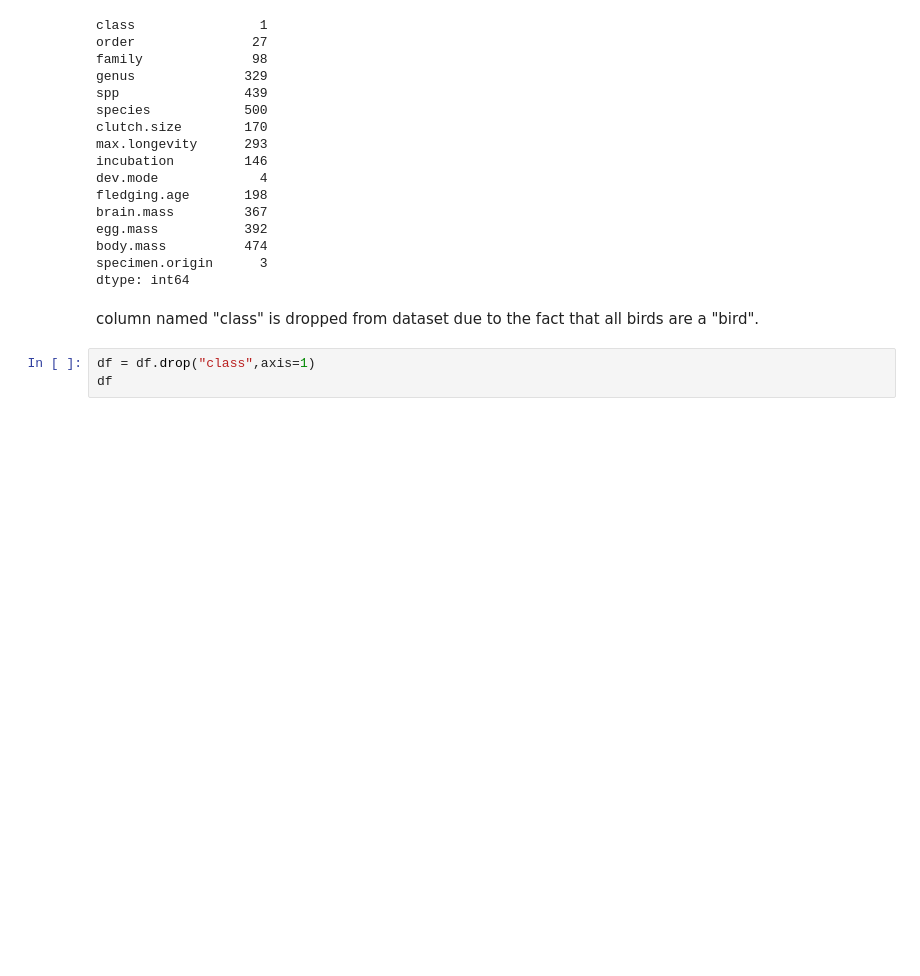
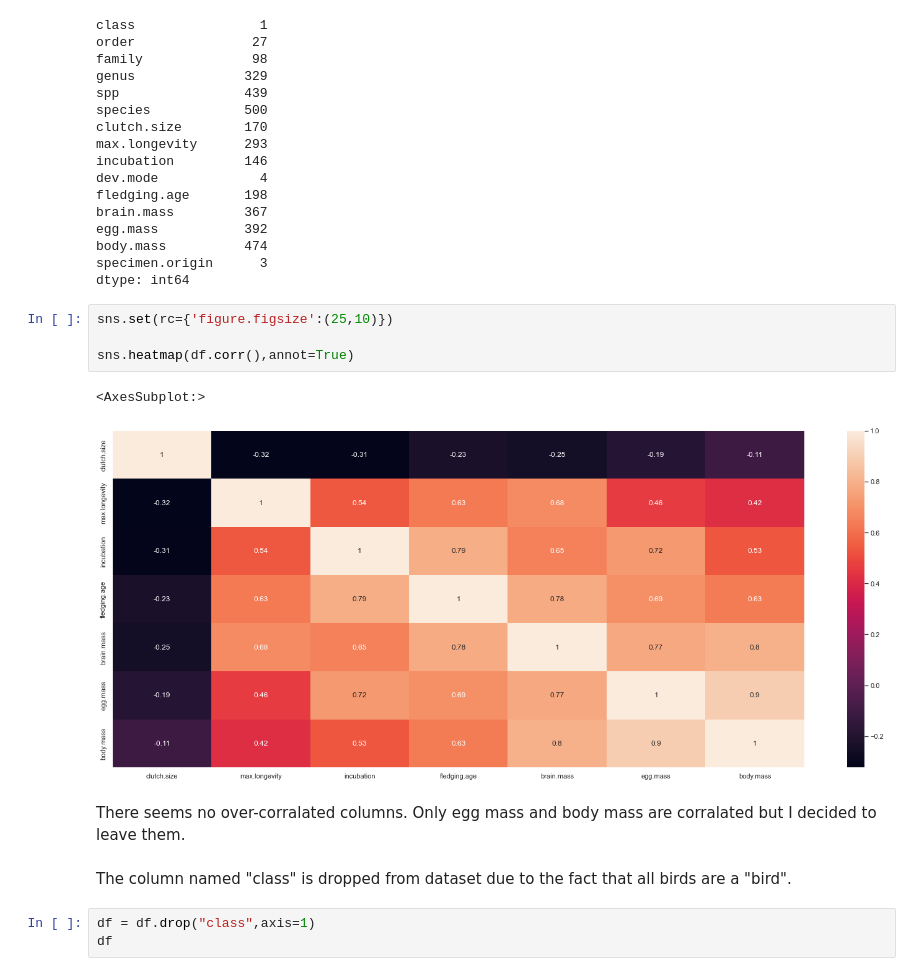
Before and after one commit to arif-cakir/Taxonomical_Classification_of_Bird_Orders, a Jupyter notebook: Final_Project_main.ipynb, the cells around one changed output. Drawn from its saved outputs; the diff is of its cells as text; blank space fills up the shorter version.

```diff
--- a/Final_Project_main.ipynb
+++ b/Final_Project_main.ipynb
@@ -101,8 +107,17 @@ egg.mass           392
 body.mass          474
 specimen.origin      3
 dtype: int64
+# %%
+sns.set(rc={'figure.figsize':(25,10)})
+
+sns.heatmap(df.corr(),annot=True)
+# %% [output]
+<AxesSubplot:>
+[figure, added]
+# %% [markdown]
+There seems no over-corralated columns. Only egg mass and body mass are corralated but I decided to leave them.
 # %% [markdown]
-column named "class" is dropped from dataset due to the fact that all birds are a "bird".
+The column named "class" is dropped from dataset due to the fact that all birds are a "bird".
 # %%
 df = df.drop("class",axis=1)
 df
```
Also changed, not shown: parts of 32 cells of this notebook.
